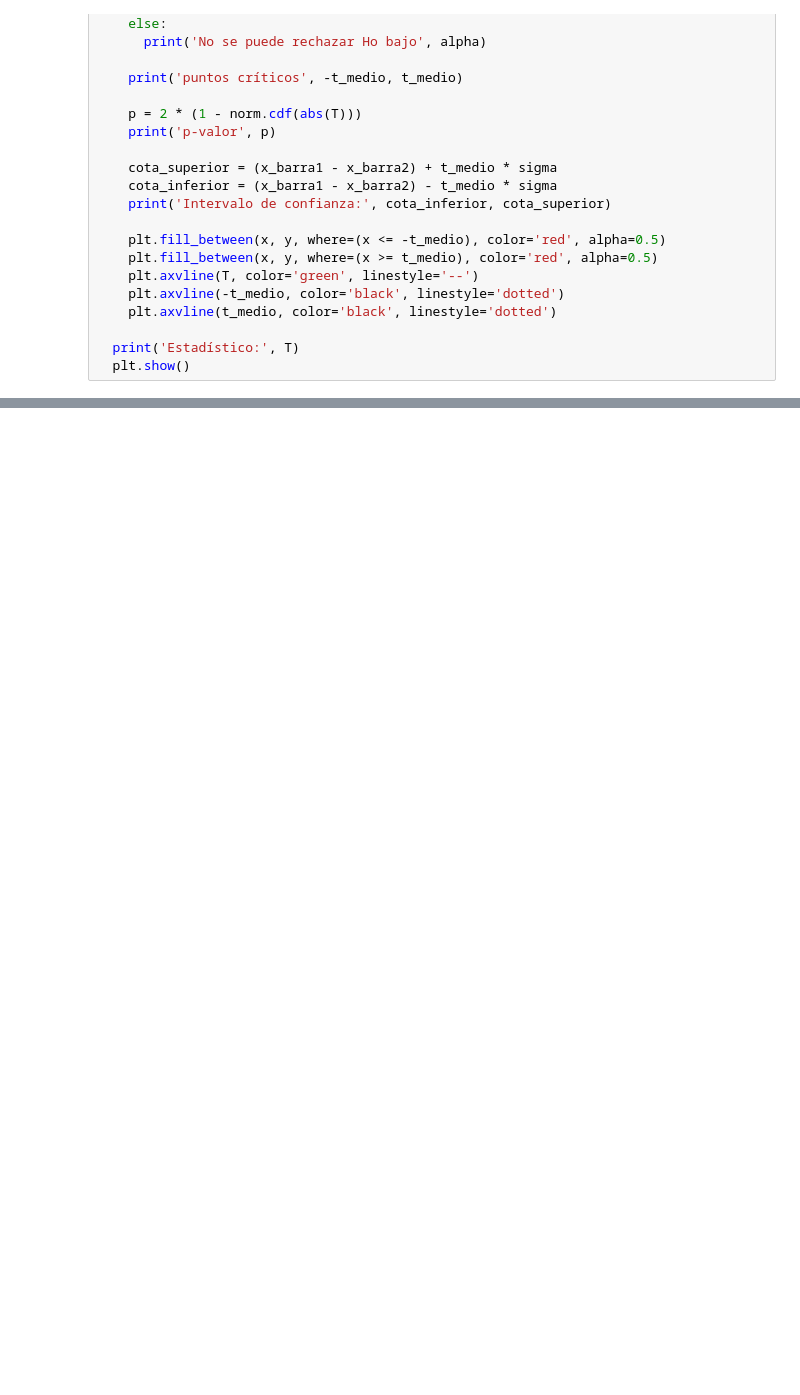
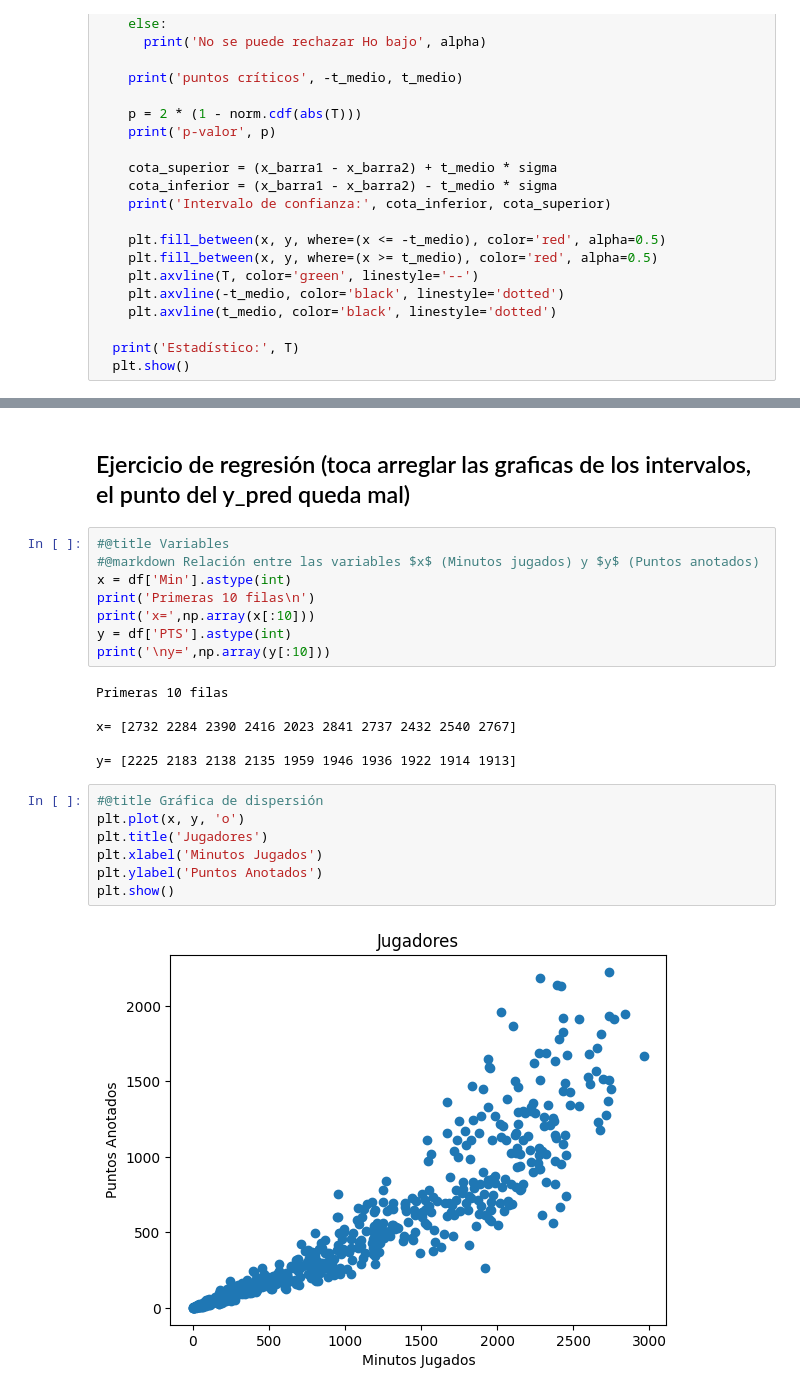
Before and after one commit to LauraCD2/23_nba, a Jupyter notebook: Proyecto.ipynb, the cells around one changed output, grey strips where cells are left out. Cells and saved outputs as stored; diff of their text form; blank space fills up the shorter version.

```diff
--- a/Proyecto.ipynb
+++ b/Proyecto.ipynb
@@ -413,0 +427,25 @@ def regresion(x, y, alpha):
+# %% [markdown]
+## Ejercicio de regresión  (toca arreglar las graficas de los intervalos, el punto del y_pred queda mal)
+# %%
+#@title Variables
+#@markdown Relación entre las variables $x$ (Minutos jugados) y $y$ (Puntos anotados)
+x = df['Min'].astype(int)
+print('Primeras 10 filas\n')
+print('x=',np.array(x[:10]))
+y = df['PTS'].astype(int)
+print('\ny=',np.array(y[:10]))
+# %% [output]
+Primeras 10 filas
+
+x= [2732 2284 2390 2416 2023 2841 2737 2432 2540 2767]
+
+y= [2225 2183 2138 2135 1959 1946 1936 1922 1914 1913]
+# %%
+#@title Gráfica de dispersión
+plt.plot(x, y, 'o')
+plt.title('Jugadores')
+plt.xlabel('Minutos Jugados')
+plt.ylabel('Puntos Anotados')
+plt.show()
+# %% [output]
+[figure, added]
```
Also changed, not shown: parts of 14 cells of this notebook.
